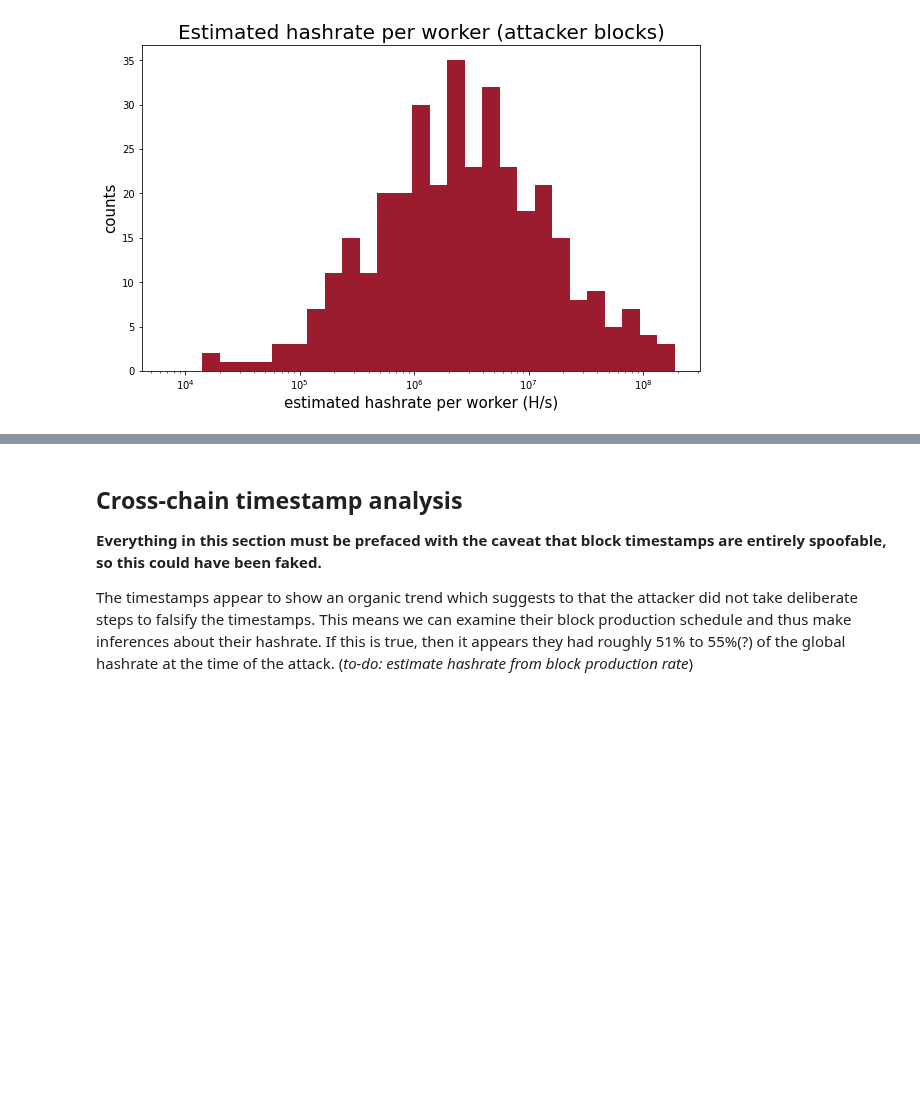
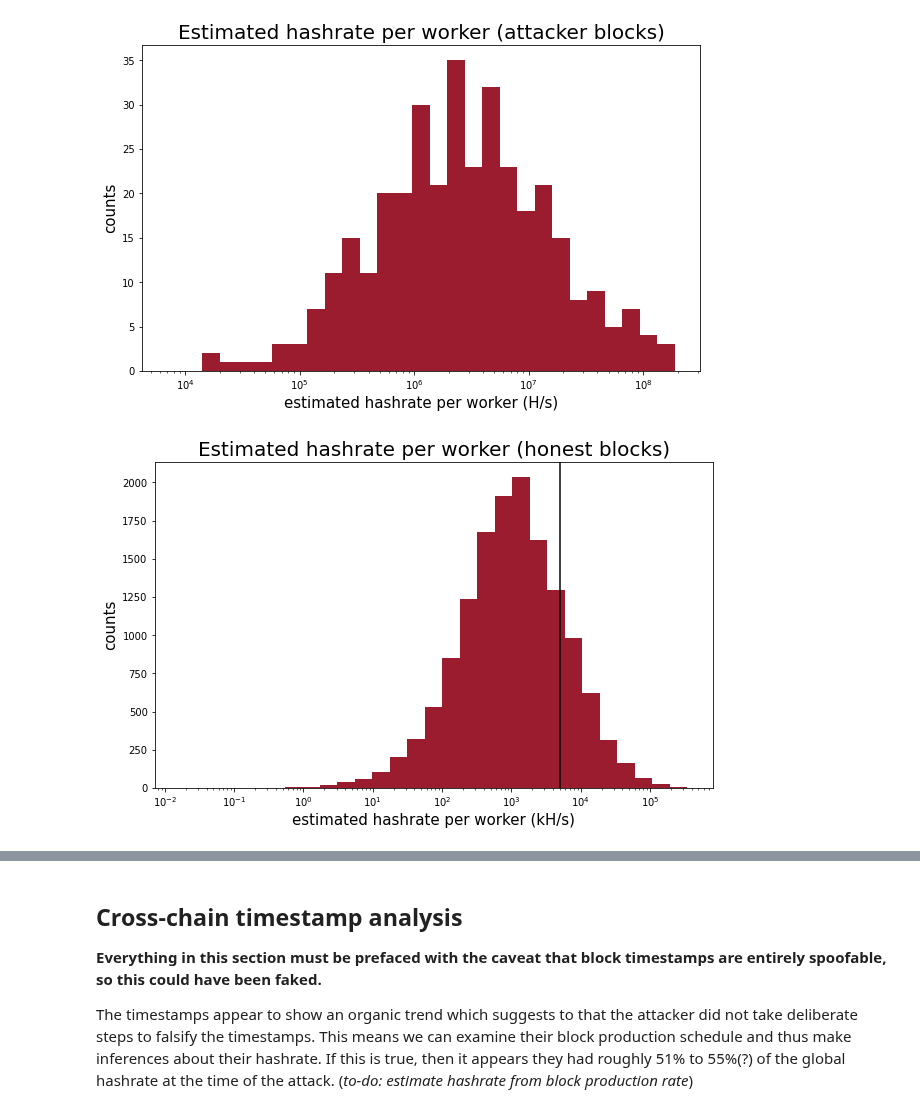
Before and after one commit to Mitchellpkt/firo-forensics, a Jupyter notebook: analysis/jupyter-python-firo-forensics.ipynb, the cells around one changed output, grey strips where cells are left out. Cells and saved outputs as stored; diff of their text form; code cells hidden in the pictures; blank space fills up the shorter version.

Commit message:
adds more thorough hashrate distribution analysis

```diff
--- a/analysis/jupyter-python-firo-forensics.ipynb
+++ b/analysis/jupyter-python-firo-forensics.ipynb
@@ -344,3 +343,13 @@ bins = np.logspace(np.log10(min(histData)), np.log10(max(histData)), 30)
 isli.hist(list(histData), xlabel='estimated hashrate per worker (H/s)', ylabel='counts',color=firo_red_array, figsize=(10,6), title='Estimated hashrate per worker (attacker blocks)', xscale='log', bins=bins);
 # %% [output]
 [figure]
+# %%
+histData = honest_blocks_df['estimated_hashes_per_sec'][1::]/1000
+# uncomment next line for linear plot
+# isli.hist(histData, xlabel='estimated hashrate per worker (H/s)', ylabel='counts',color=firo_red_array, figsize=(10,6), title='Estimated hashrate per worker (attacker blocks)');
+# bins = np.logspace(np.log10(min(histData)), np.log10(max(histData)), 30)
+bins = np.logspace(np.log10(min(histData)), np.log10(max(histData)), 30)
+isli.hist(list(histData), xlabel='estimated hashrate per worker (kH/s)', ylabel='counts',color=firo_red_array, figsize=(10,6), title='Estimated hashrate per worker (honest blocks)', xscale='log', bins=bins);
+plt.axvline(x=5000, color='k');
+# %% [output]
+[figure, added]
```
Also changed, not shown: parts of 3 cells of this notebook.
